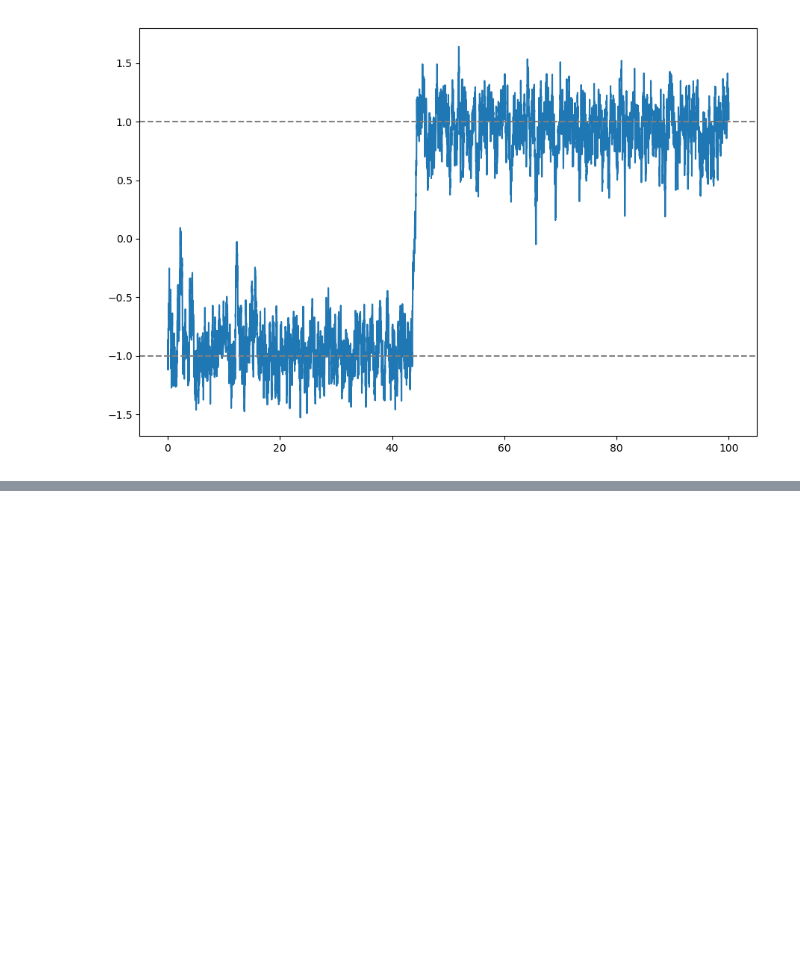
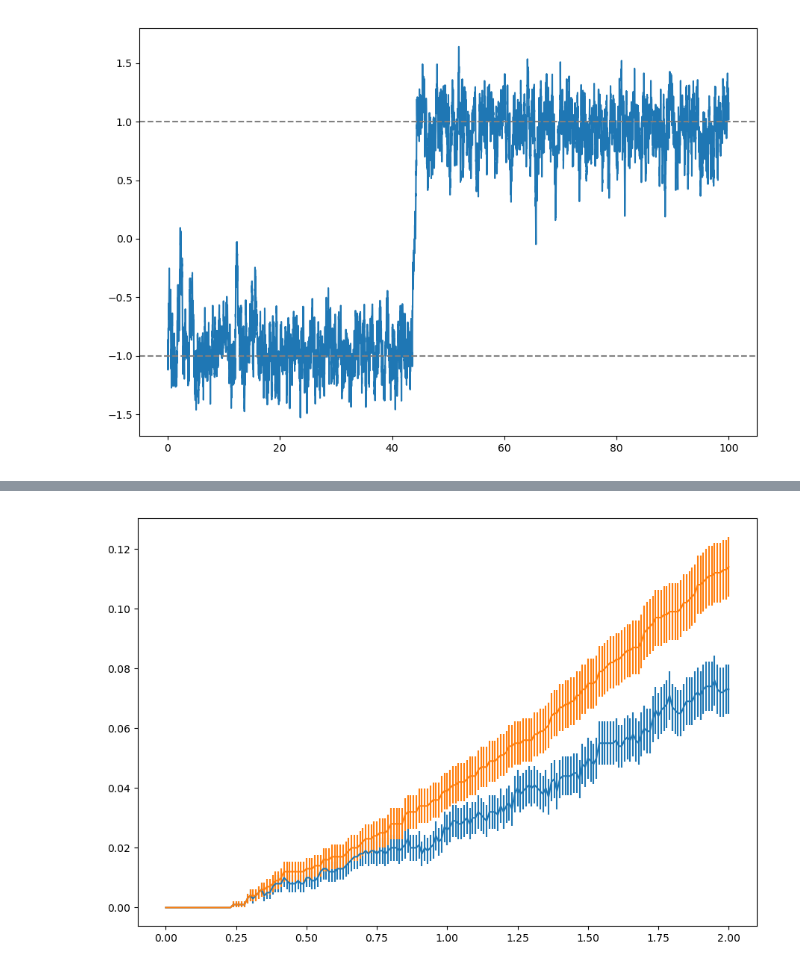
Before and after one commit to AlessandroLovo/REA-Veros, a Jupyter notebook: demo/visualize_dw.ipynb, the cells around one changed output, grey strips where cells are left out. Saved outputs shown, nothing was run; the diff lists cells and outputs as text; code cells hidden in the pictures; blank space fills up the shorter version.

```diff
--- a/demo/visualize_dw.ipynb
+++ b/demo/visualize_dw.ipynb
@@ -26,0 +116,20 @@ fig.tight_layout()
+# %%
+thr = 0.
+
+ts = rec_trajs['r0001'][:,0]
+
+x_traj = np.vstack([traj[:,1] for traj in rec_trajs.values()])
+cm_x_traj = np.vstack([traj[:,1] for traj in cm_trajs.values()])
+
+probs = uplt.avg(x_traj > thr, mean_std=True, axis=0)
+cm_probs = uplt.avg(cm_x_traj > thr, mean_std=True, axis=0)
+# %%
+plt.close(3)
+fig, ax = plt.subplots(num=3, figsize=(9,6))
+
+uplt.plot(ts, probs)
+uplt.plot(ts, cm_probs)
+
+fig.tight_layout()
+# %% [output]
+[figure, added]
```
Also changed, not shown: parts of 8 cells of this notebook, 1 other file.
